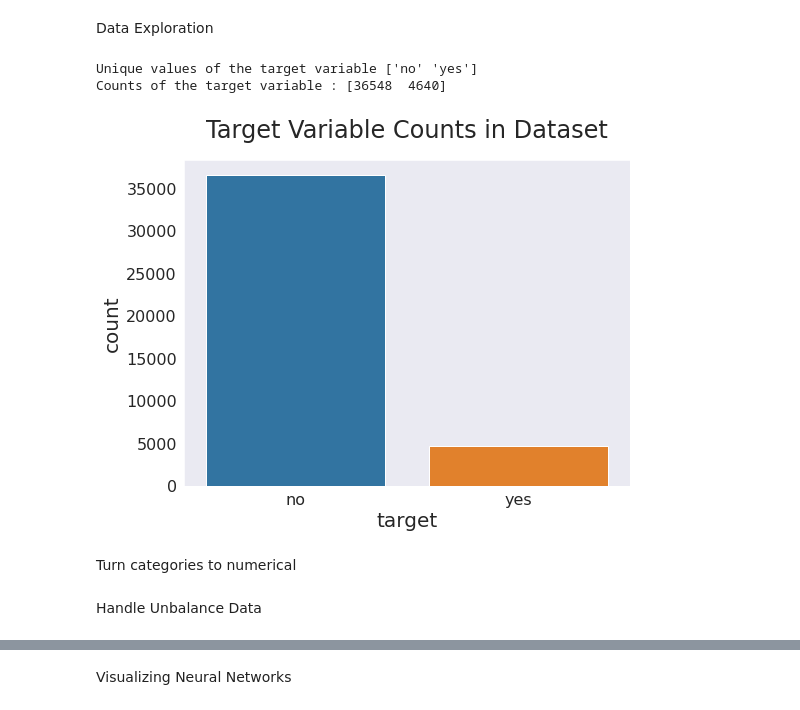
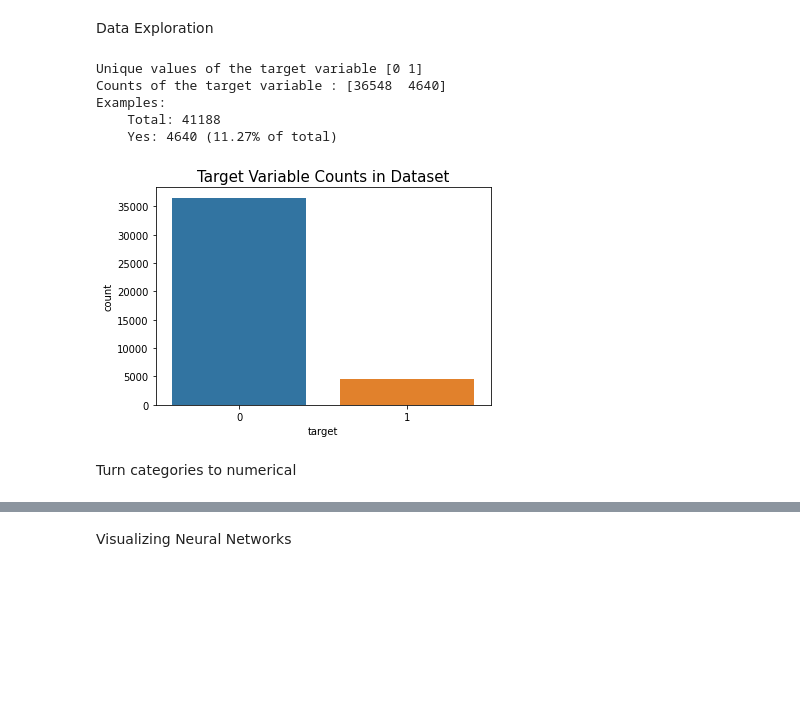
Before and after one commit to claredavies/MachineLearningCoursework, a Jupyter notebook: Assignment1/MLAssignment1Keras.ipynb, the cells around one changed output, grey strips where cells are left out. Saved outputs shown, nothing was run; the diff lists cells and outputs as text; code cells hidden in the pictures; blank space fills up the shorter version.

```diff
--- a/Assignment1/MLAssignment1Keras.ipynb
+++ b/Assignment1/MLAssignment1Keras.ipynb
@@ -35,24 +46,28 @@ Saving bank-additional-full.csv to bank-additional-full (1).csv
-# %%
-sns.set_style('dark')
-import matplotlib as mpl
-mpl.style.use(['https://gist.githubusercontent.com/BrendanMartin/01e71bb9550774e2ccff3af7574c0020/raw/6fa9681c7d0232d34c9271de9be150e584e606fe/lds_default.mplstyle'])
-mpl.rcParams.update({"figure.figsize": (8,6), "axes.titlepad": 22.0})
 # %% [markdown]
 Data Exploration
 # %%
 dataset.rename(columns = {'y':'target'}, inplace = True)
+dataset['target'] = dataset.target.apply(lambda x: 1 if x == "yes" else 0)
 
 (unique, counts) = np.unique(dataset['target'], return_counts=True)
 
+neg = counts[0]
+pos = counts[1]
+total = neg + pos
 print('Unique values of the target variable', unique)
 print('Counts of the target variable :', counts)
+print('Examples:\n    Total: {}\n    Yes: {} ({:.2f}% of total)\n'.format(
+    total, pos, 100 * pos / total))
 
 sns.countplot(data = dataset,x = 'target')
 plt.title('Target Variable Counts in Dataset')
 plt.show()
 # %% [output]
-Unique values of the target variable ['no' 'yes']
+Unique values of the target variable [0 1]
 Counts of the target variable : [36548  4640]
+Examples:
+    Total: 41188
+    Yes: 4640 (11.27% of total)
-[figure, old version]
+[figure, new version]
 # %% [markdown]
 Turn categories to numerical
@@ -77,2 +73,0 @@ dataset = dataset.drop('duration', 1)
-# %% [markdown]
-Handle Unbalance Data
```
Also changed, not shown: parts of 43 cells of this notebook.
